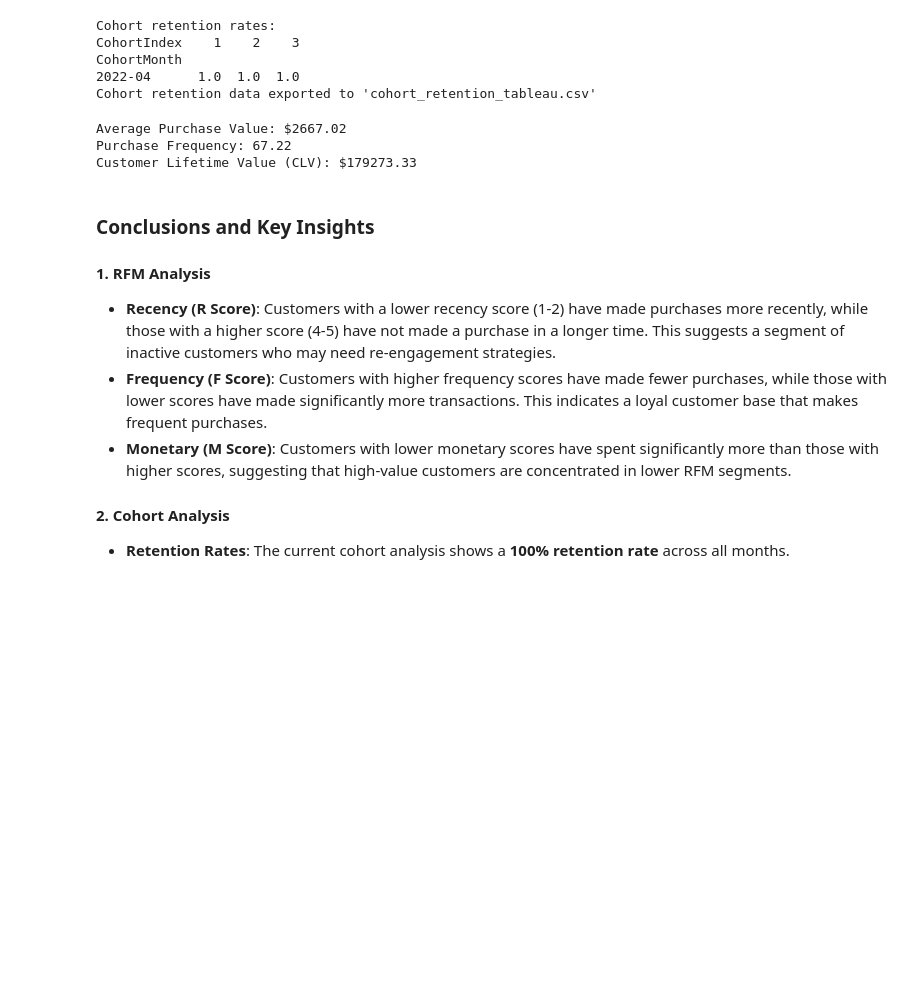
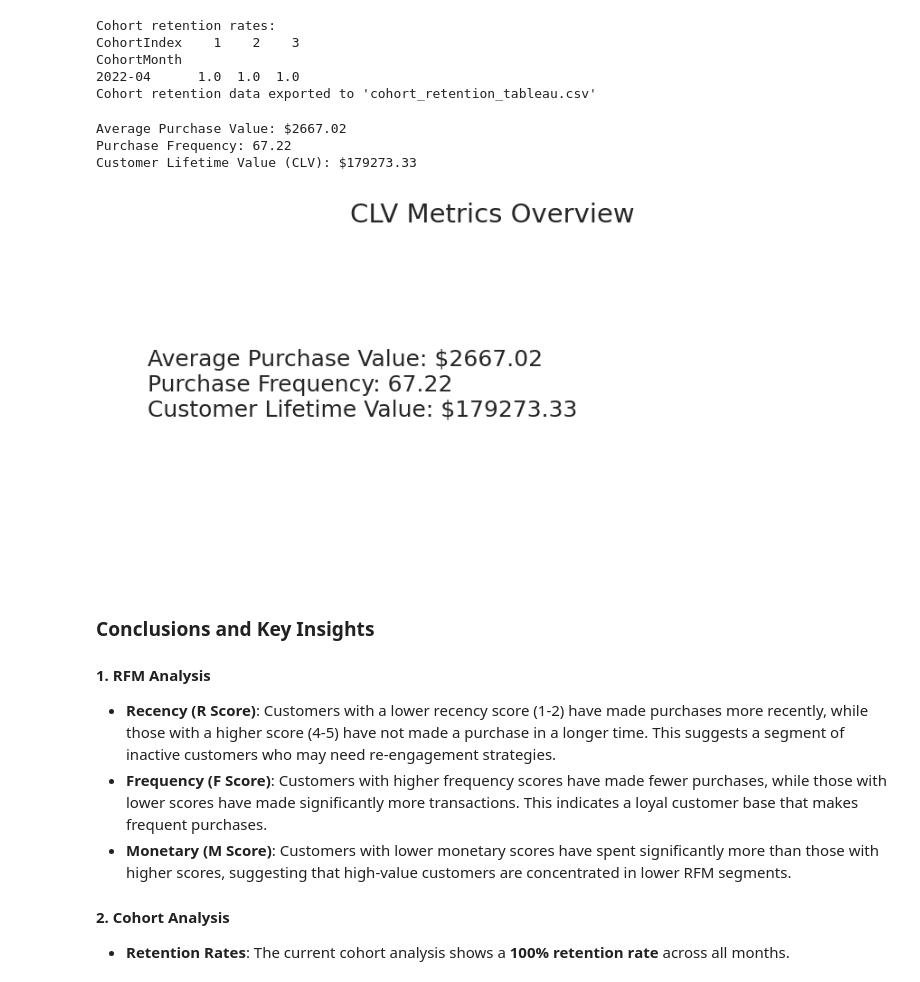
Before and after one commit to zingeroff/Restaurant_Sales_Analysis, a Jupyter notebook: notebooks/4_Advanced_Analytics.ipynb, the cells around one changed output. Saved outputs shown, nothing was run; the diff lists cells and outputs as text; code cells hidden in the pictures; blank space fills up the shorter version.

Commit message:
CLV visualization

```diff
--- a/notebooks/4_Advanced_Analytics.ipynb
+++ b/notebooks/4_Advanced_Analytics.ipynb
@@ -268,31 +268,60 @@ Cohort retention data exported to 'cohort_retention_tableau.csv'
 # %%
 # ===========================================
 # Step 3: Customer Lifetime Value (CLV)
 # ===========================================
 
 import pandas as pd  # Ensure pandas is imported
 
 # Calculate average purchase value, purchase frequency, and customer lifespan
 average_purchase_value = rfm['monetary'].mean()
 purchase_frequency = rfm['frequency'].mean()
 clv = average_purchase_value * purchase_frequency
 
 print(f"Average Purchase Value: ${average_purchase_value:.2f}")
 print(f"Purchase Frequency: {purchase_frequency:.2f}")
 print(f"Customer Lifetime Value (CLV): ${clv:.2f}")
 
 # Create DataFrame using pd.DataFrame
 clv_df = pd.DataFrame({
     'Metric': ['Average Purchase Value', 'Purchase Frequency', 'Customer Lifetime Value'],
     'Value': [average_purchase_value, purchase_frequency, clv]
 })
 
 # Save the results
 clv_df.to_csv("clv.csv", index=False)
+
+# ---- Text-Only Visualization ----
+sns.set_theme(style="white")  # Minimal style
+fig, ax = plt.subplots(figsize=(6, 3))
+ax.axis('off')  # Hide all axes
+
+# Create a multi-line string for the text display
+# You can adjust text formatting as you like
+text_str = (
+    f"Average Purchase Value: ${average_purchase_value:.2f}\n"
+    f"Purchase Frequency: {purchase_frequency:.2f}\n"
+    f"Customer Lifetime Value: ${clv:.2f}"
+)
+
+# Set a figure title or "main label"
+ax.set_title("CLV Metrics Overview", fontsize=14, pad=10)
+
+# Place text in the center area
+ax.text(
+    0.05, 0.55,   # x, y coordinates [0..1 in axis space]
+    text_str,
+    fontsize=12,
+    va='center',
+    ha='left'
+)
+
+plt.tight_layout()
+plt.show()
 # %% [output]
 Average Purchase Value: $2667.02
 Purchase Frequency: 67.22
 Customer Lifetime Value (CLV): $179273.33
+[figure, added]
 # %% [markdown]
 ### **Conclusions and Key Insights**
 
```
